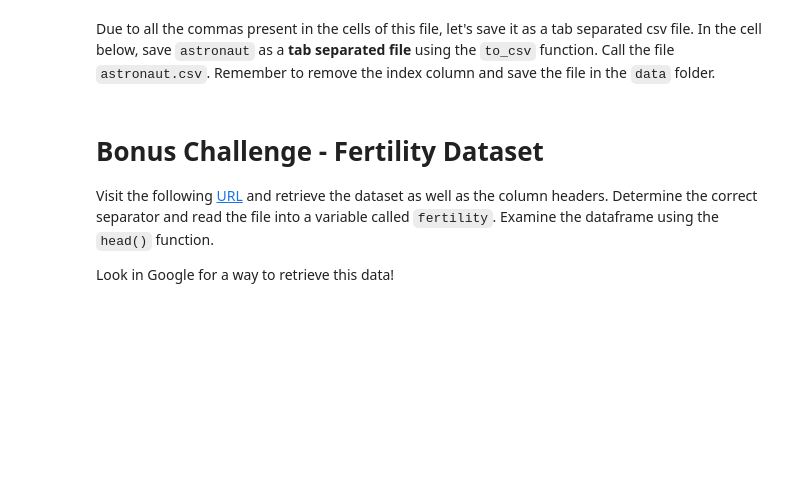
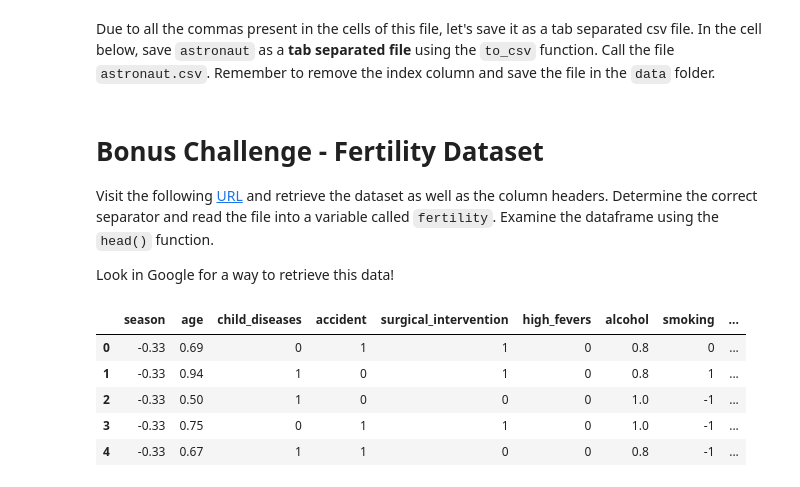
Before and after one commit to Zzabur/Simplon-Data-Engineer, a Jupyter notebook: Jour3/labs/Intro_Pandas/02_import_exprot_data/main.ipynb, the cells around one changed output. Saved outputs shown, nothing was run; the diff lists cells and outputs as text; code cells hidden in the pictures; blank space fills up the shorter version.

```diff
--- a/Jour3/labs/Intro_Pandas/02_import_exprot_data/main.ipynb
+++ b/Jour3/labs/Intro_Pandas/02_import_exprot_data/main.ipynb
@@ -164,0 +158,12 @@ Look in Google for a way to retrieve this data!
+# %%
+# your code here
+cols = ["season", "age", "child_diseases", "accident", "surgical_intervention", "high_fevers", "alcohol", "smoking", "hrs_sitting", "diagnosis"]
+fertility = pd.read_csv("fertility_diagnosis.txt", sep=",", names=cols)
+fertility.head()
+# %% [output]
+|  | season | age | child_diseases | accident | surgical_intervention | high_fevers | alcohol | smoking | ... |
+| 0 | -0.33 | 0.69 | 0 | 1 | 1 | 0 | 0.8 | 0 | ... |
+| 1 | -0.33 | 0.94 | 1 | 0 | 1 | 0 | 0.8 | 1 | ... |
+| 2 | -0.33 | 0.50 | 1 | 0 | 0 | 0 | 1.0 | -1 | ... |
+| 3 | -0.33 | 0.75 | 0 | 1 | 1 | 0 | 1.0 | -1 | ... |
+| 4 | -0.33 | 0.67 | 1 | 1 | 0 | 0 | 0.8 | -1 | ... |
```
Also changed, not shown: parts of 11 cells of this notebook, 2 other files.
